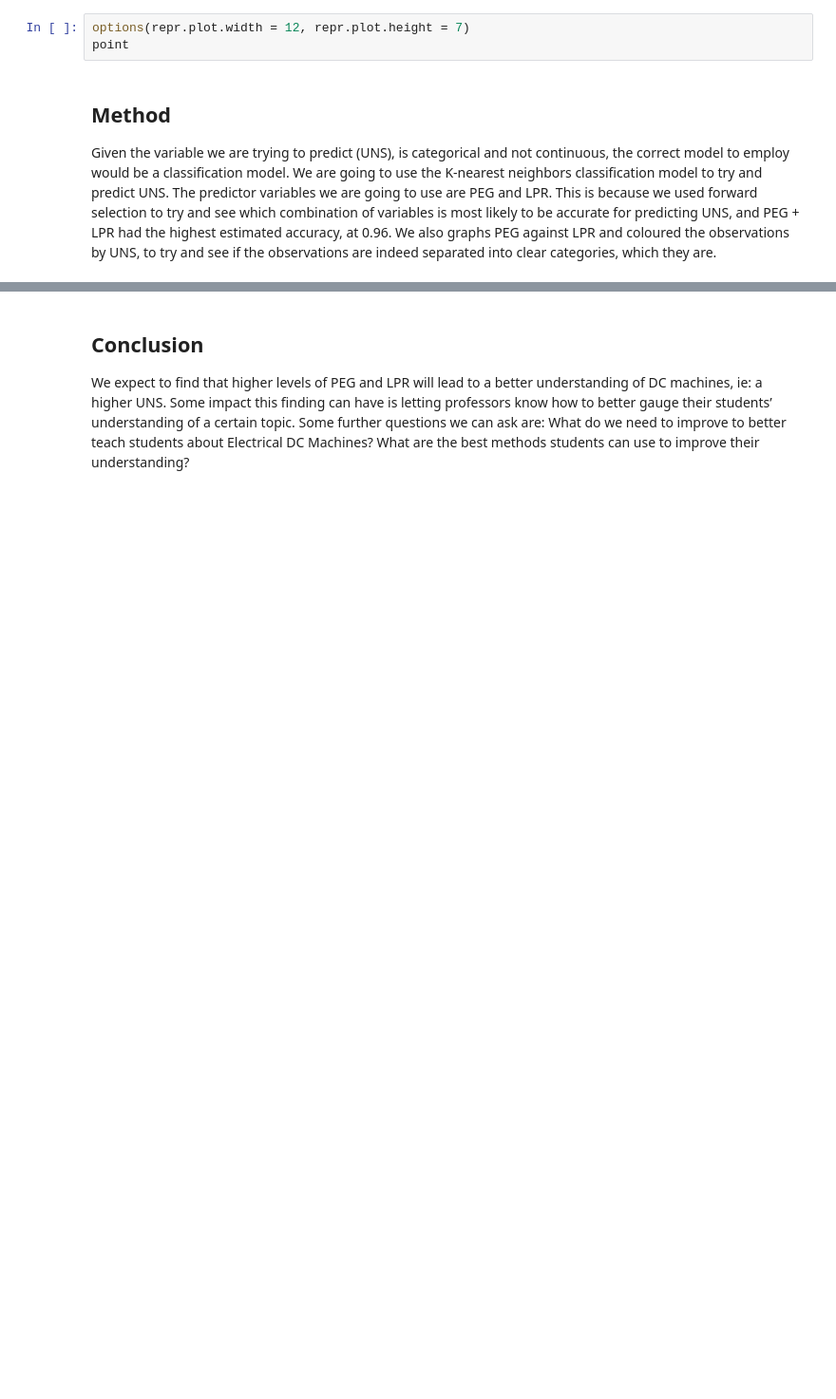
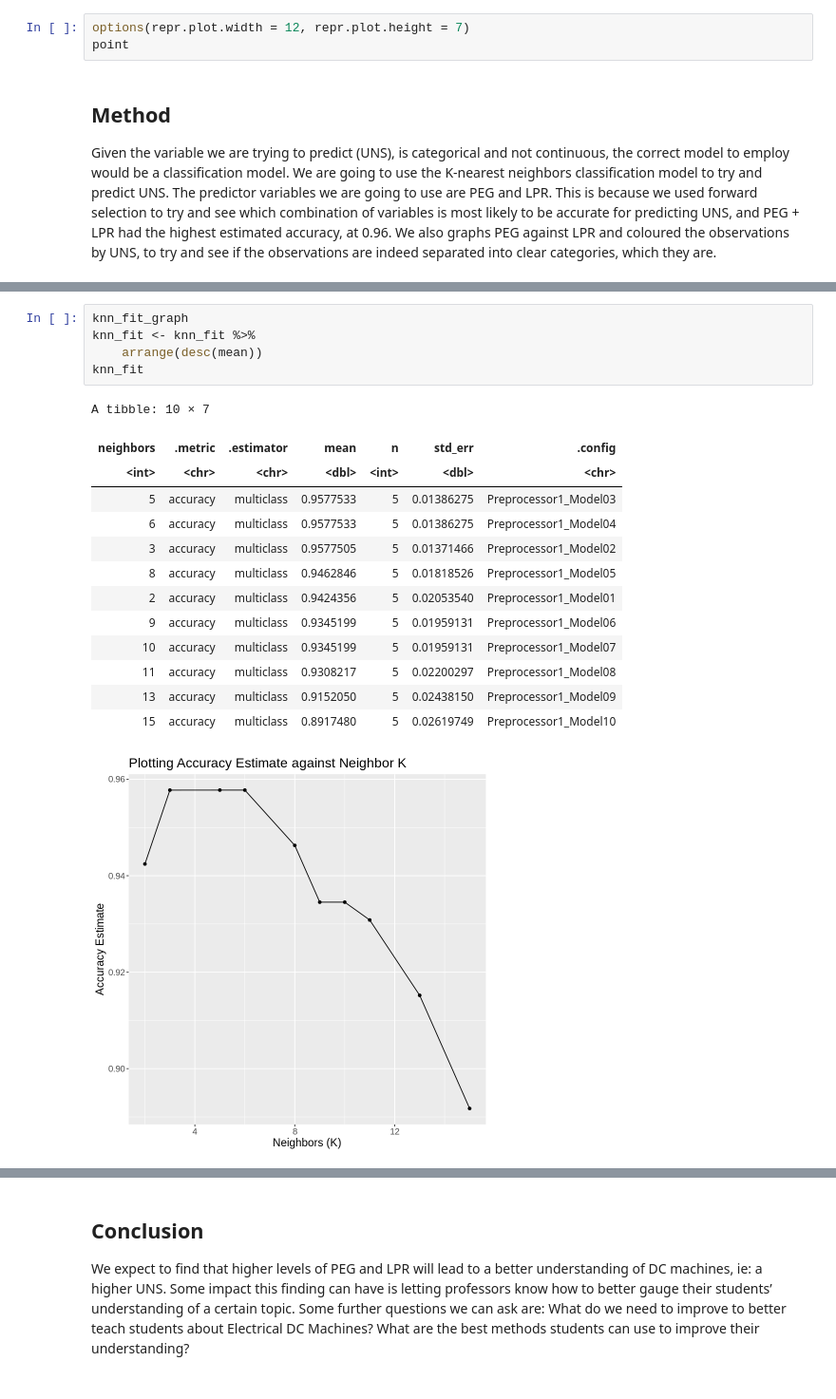
Before and after one commit to jjannahm/dsci_groupproject_report, a Jupyter notebook: proposal.ipynb, the cells around one changed output, grey strips where cells are left out. Shown at 95% size. Drawn from its saved outputs; the diff is of its cells as text; blank space fills up the shorter version.

```diff
--- a/proposal.ipynb
+++ b/proposal.ipynb
@@ -248,0 +241,20 @@ Computational engine: kknn
+# %%
+knn_fit_graph
+knn_fit <- knn_fit %>%
+    arrange(desc(mean))
+knn_fit
+# %% [output]
+A tibble: 10 × 7
+| neighbors | .metric | .estimator | mean | n | std_err | .config |
+| <int> | <chr> | <chr> | <dbl> | <int> | <dbl> | <chr> |
+| 5 | accuracy | multiclass | 0.9577533 | 5 | 0.01386275 | Preprocessor1_Model03 |
+| 6 | accuracy | multiclass | 0.9577533 | 5 | 0.01386275 | Preprocessor1_Model04 |
+| 3 | accuracy | multiclass | 0.9577505 | 5 | 0.01371466 | Preprocessor1_Model02 |
+| 8 | accuracy | multiclass | 0.9462846 | 5 | 0.01818526 | Preprocessor1_Model05 |
+| 2 | accuracy | multiclass | 0.9424356 | 5 | 0.02053540 | Preprocessor1_Model01 |
+| 9 | accuracy | multiclass | 0.9345199 | 5 | 0.01959131 | Preprocessor1_Model06 |
+| 10 | accuracy | multiclass | 0.9345199 | 5 | 0.01959131 | Preprocessor1_Model07 |
+| 11 | accuracy | multiclass | 0.9308217 | 5 | 0.02200297 | Preprocessor1_Model08 |
+| 13 | accuracy | multiclass | 0.9152050 | 5 | 0.02438150 | Preprocessor1_Model09 |
+| 15 | accuracy | multiclass | 0.8917480 | 5 | 0.02619749 | Preprocessor1_Model10 |
+[figure, added]
```
Also changed, not shown: parts of 9 cells of this notebook.
